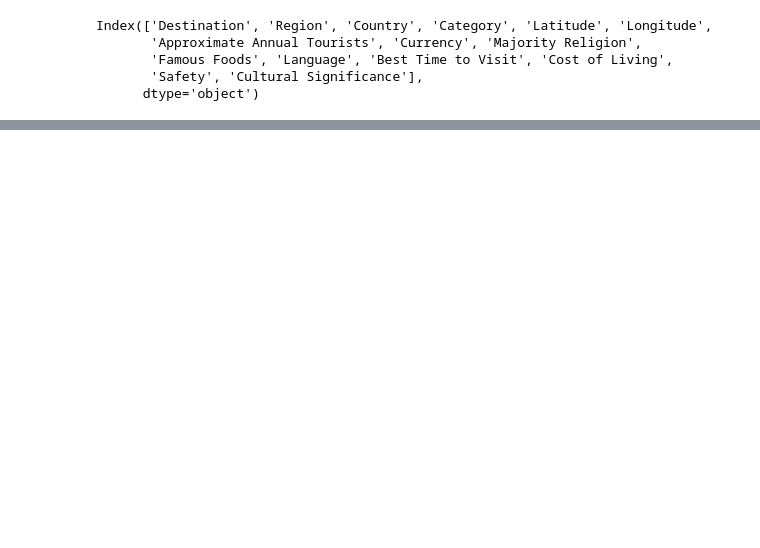
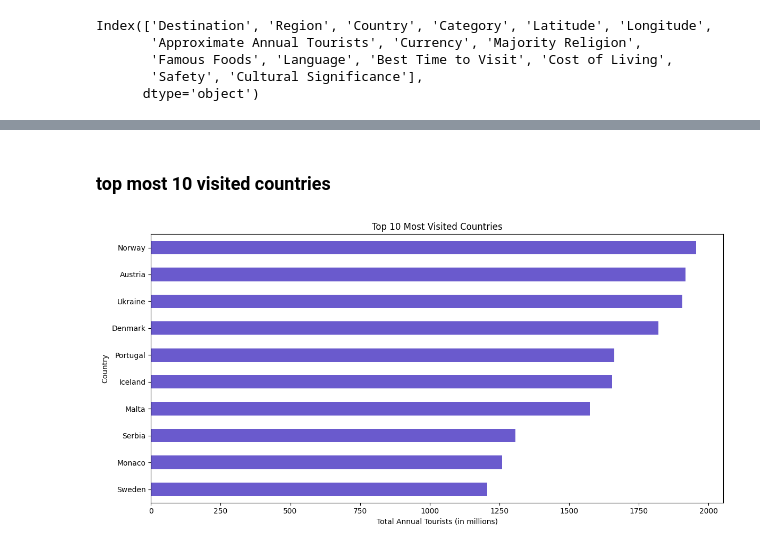
Before and after one commit to narender5162/DSPROJECT, a Jupyter notebook: DSPROJECT.ipynb, the cells around one changed output, grey strips where cells are left out. Cells and saved outputs as stored; diff of their text form; code cells hidden in the pictures; blank space fills up the shorter version.

```diff
--- a/DSPROJECT.ipynb
+++ b/DSPROJECT.ipynb
@@ -185,0 +199,16 @@ TypeError: Column 'Approximate Annual Tourists' has dtype object, cannot use met
+# %% [markdown]
+### top most 10 visited countries
+# %%
+# Top 10 Most Visited Countries
+country_tourists = cleaned_data.groupby('Country')['Approximate Annual Tourists'].sum()
+top_countries = country_tourists.nlargest(10)
+
+plt.figure(figsize=(12, 6))
+top_countries.sort_values().plot(kind='barh', color='slateblue')
+plt.xlabel('Total Annual Tourists (in millions)')
+plt.ylabel('Country')
+plt.title('Top 10 Most Visited Countries')
+plt.tight_layout()
+plt.show()
+# %% [output]
+[figure, added]
```
Also changed, not shown: parts of 24 cells of this notebook.
